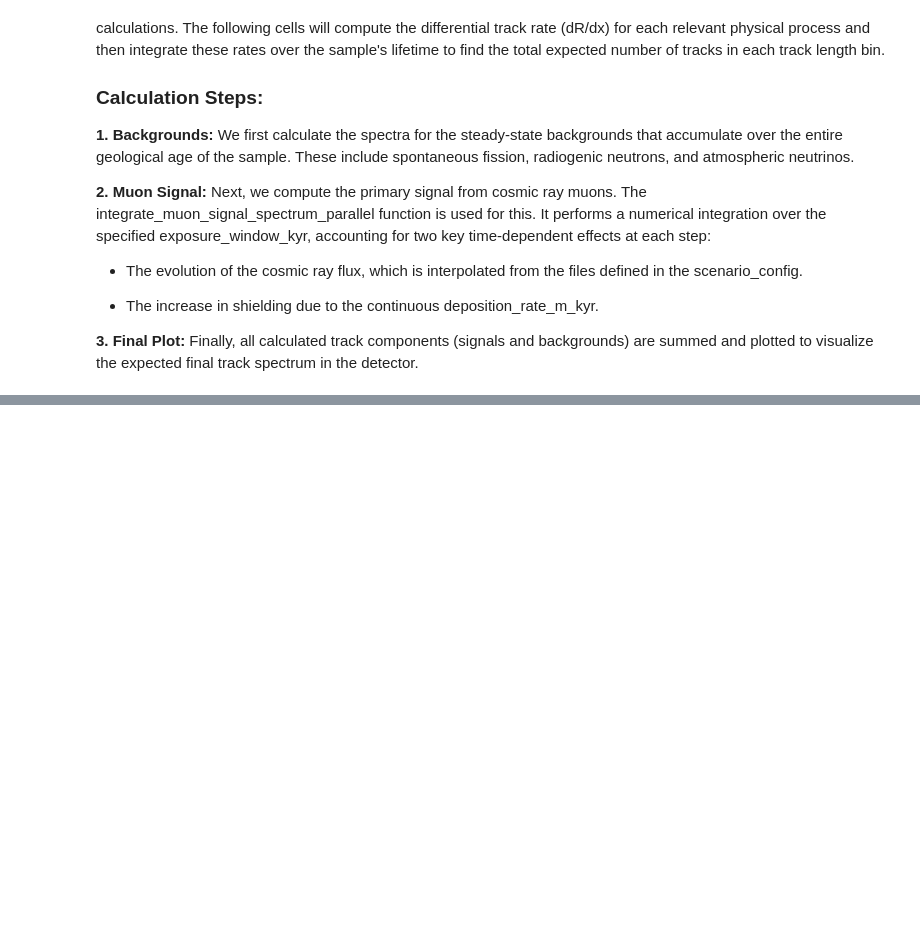
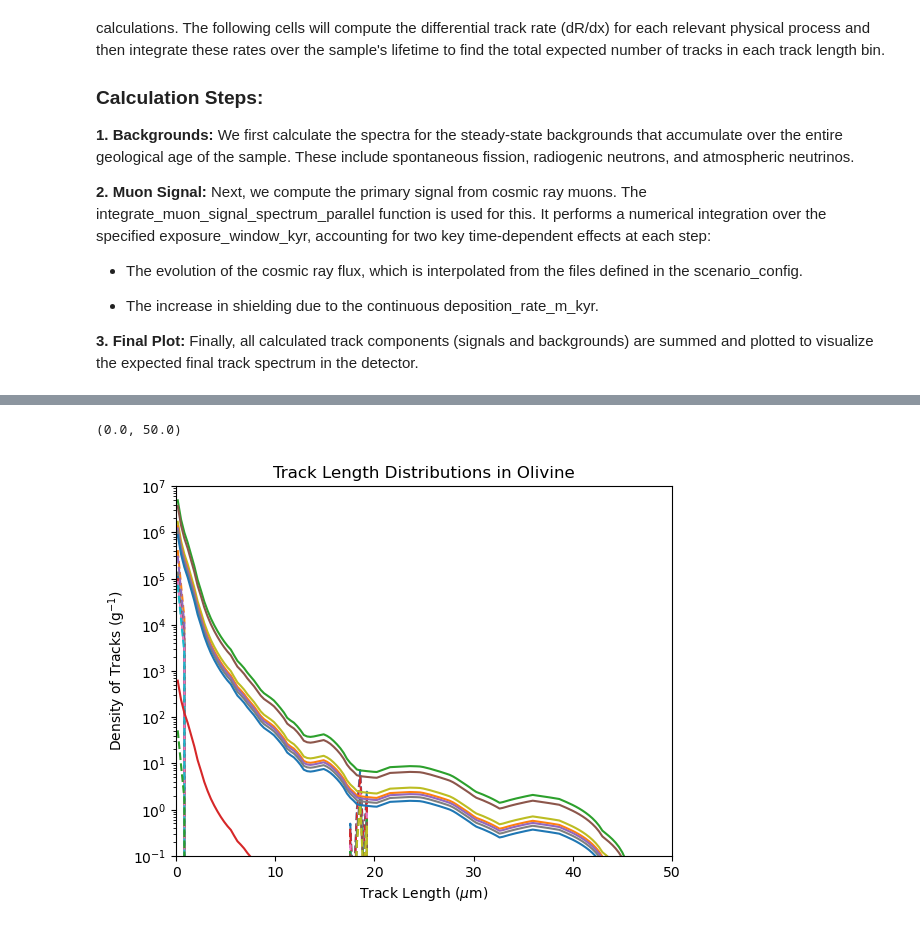
Before and after one commit to cgalelli/PrimusCode, a Jupyter notebook: Primus_analysis.ipynb, the cells around one changed output, grey strips where cells are left out. Saved outputs shown, nothing was run; the diff lists cells and outputs as text; code cells hidden in the pictures; blank space fills up the shorter version.

```diff
--- a/Primus_analysis.ipynb
+++ b/Primus_analysis.ipynb
@@ -132,4 +137,7 @@ x_bins = np.logspace(CONFIG["x_min_log_nm"], CONFIG["x_max_log_nm"], CONFIG["n_b
 x_mids = x_bins[:-1] + np.diff(x_bins) / 2
+# %%
+exposure_times = np.array([40., 30., 13.7, 11., 9.9, 8.6, 7.1, 0.005])
+names = np.array(["Laschamp", "Lemptegy", "Come", "Dome", "Pariou", "Lavache", "Montcineyre", "Modern"], dtype=str)
 # %%
 # --- Setup & Verification ---
 mineral_config = MINERAL_LIBRARY.get(CONFIG["mineral_name"])
@@ -158,2 +177,2 @@ total_nu_tracks = mineral.integrate_nu_spectrum(x_bins, CONFIG['total_age_myr'],
 # %%
-total_fission_tracks = mineral.integrate_fission_spectrum(x_bins, CONFIG['total_age_myr'], CONFIG['sample_mass_kg'])
+total_fission_tracks = np.array([mineral.integrate_fission_spectrum(x_bins, age/1000., CONFIG['sample_mass_kg']) for age in exposure_times])
@@ -160,2 +188,2 @@ total_fission_tracks = mineral.integrate_fission_spectrum(x_bins, CONFIG['total_
 # %%
-total_neutron_tracks = mineral.integrate_neutron_spectrum(x_bins, CONFIG['total_age_myr'], CONFIG['sample_mass_kg'])
+total_neutron_tracks = np.array([mineral.integrate_neutron_spectrum(x_bins, age/1000., CONFIG['sample_mass_kg']) for age in exposure_times])
@@ -252,0 +199,19 @@ plt.show()
+# %%
+total_muon_tracks = np.array([mineral.integrate_muon_signal_spectrum_parallel(x_bins, scenario_config=scenario_config_simple, energy_bins_gev=CONFIG["geant4_energy_bins_gev"], exposure_window_kyr=age, sample_mass_kg = CONFIG['sample_mass_kg'], nsteps=10) for age in exposure_times])
+# %%
+for i, name in enumerate(names):
+    plt.plot(x_mids/1000, total_fission_tracks[i]/(1e3*CONFIG['sample_mass_kg']), label=f"  Fission tracks: {names[i]}", linestyle='--')
+    plt.plot(x_mids/1000, total_neutron_tracks[i]/(1e3*CONFIG['sample_mass_kg']), label=f"  Neutron-induced tracks: {names[i]}", linestyle='--')
+    plt.plot(x_mids/1000, total_muon_tracks[i]/(1e3*CONFIG['sample_mass_kg']), label=f"  Muon-induced tracks: {names[i]}")
+
+
+plt.title(f"Track Length Distributions in {CONFIG['mineral_name']}")
+plt.xlabel(r"Track Length ($\mu$m)")
+plt.ylabel(r"Density of Tracks (g$^{-1}$)")
+plt.yscale("log")
+plt.ylim(1e-1, 1e7)
+plt.xlim(0, 50)
+#plt.legend()
+# %% [output]
+(0.0, 50.0)
+[figure, added]
```
Also changed, not shown: parts of 20 cells of this notebook.
